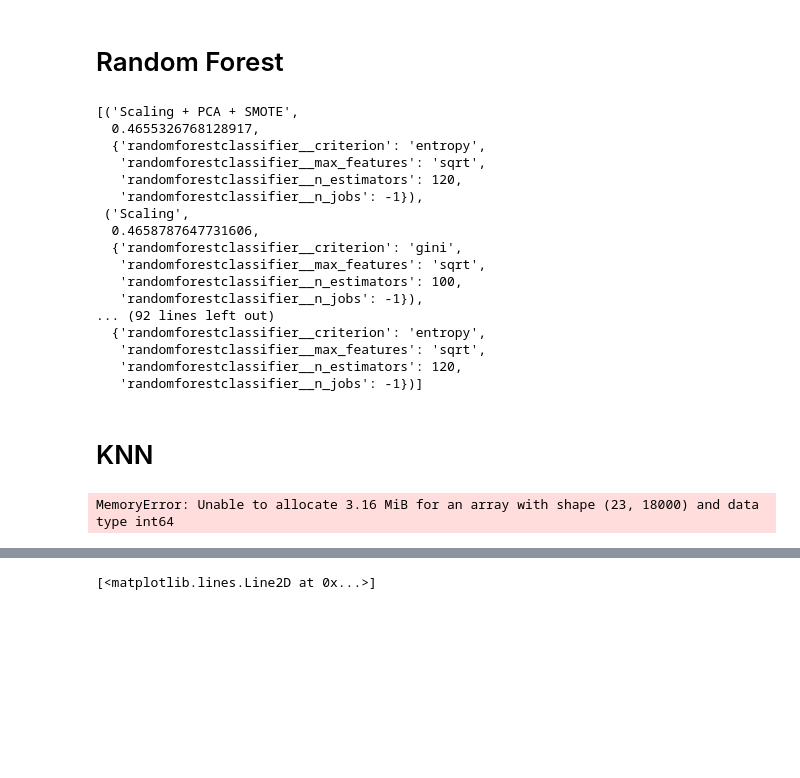
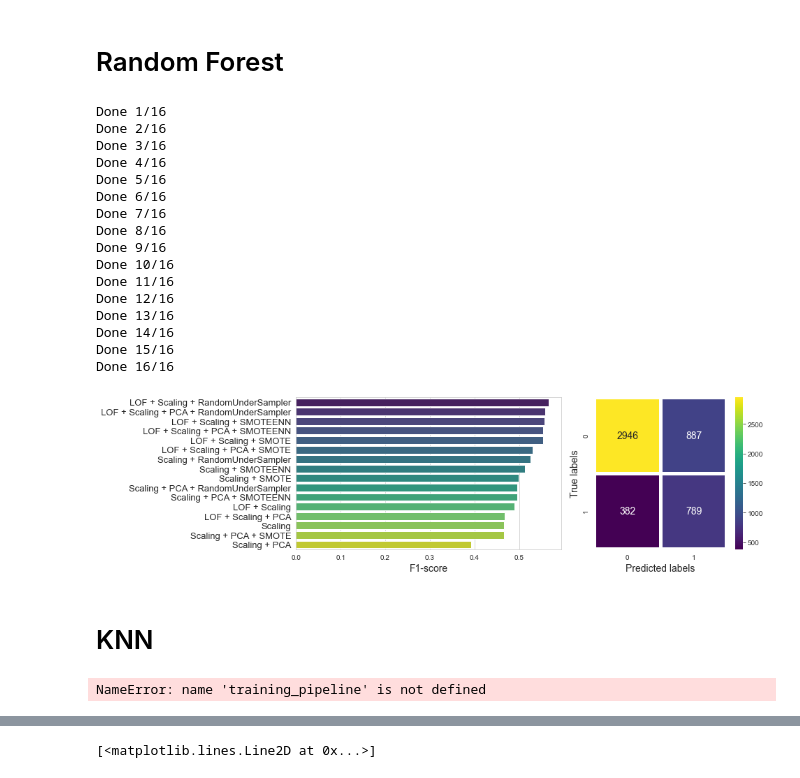
Before and after one commit to francescodisalvo05/credit-card-default, a Jupyter notebook: notebooks/Preprocessing+Models+Charts.ipynb, the cells around one changed output, grey strips where cells are left out. Saved outputs shown, nothing was run; the diff lists cells and outputs as text; code cells hidden in the pictures; blank space fills up the shorter version.

Commit message:
RF results + summary

```diff
--- a/notebooks/Preprocessing+Models+Charts.ipynb
+++ b/notebooks/Preprocessing+Models+Charts.ipynb
@@ -183,14 +161,12 @@ param_grids = {
     "svc" : {
         "svc__kernel": ['linear', 'rbf', 'poly'],
         "svc__gamma" :['scale', 'auto'],
-        "svc__tol": [1e-2,1e-3,1e-4],
-        "svc__C": [0.5,0.8, 1.0,1.2, 1.5]
+        "svc__C": [0.8, 1.0,1.2]
     },
     "knn" : {
         "kneighborsclassifier__n_neighbors": [10, 50, 75],
         "kneighborsclassifier__weights": ["uniform", "distance"],
-        "kneighborsclassifier__algorithm": ["auto", "ball_tree", "kd_tree", "brute"],
-        "kneighborsclassifier__leaf_size": [20,40,60],
+        "kneighborsclassifier__algorithm": ["auto", "ball_tree", "kd_tree"],
         "kneighborsclassifier__n_jobs": [-1],
     }
 }
@@ -200,4 +176,9 @@ models = {
     "knn" : KNeighborsClassifier(n_neighbors=9),
     "svc" : SVC(),
 }
+models = {
+    "rf" : RandomForestClassifier(random_state=random_state),
+    "knn" : KNeighborsClassifier(n_neighbors=9),
+    "svc" : SVC(),
+}
 # %%
@@ -335,6 +293,8 @@ scaling = [True]
 outliers_options = [None, "lof"]
 resampling_options = [None, under_s, over_s, smoteenn]
 
+tests = []
+
 for o in outliers_options:
     for s in scaling:
         for p in pca_options:
@@ -342,41 +302,33 @@ for o in outliers_options:
                 tests.append([o,s,p,r])
 
 # outliers_option, scaling, pca, resampling = curr_test
-results_rf = training_pipeline(df, tests, models["rf"], param_grids["rf"])
+results_rf, y_pred_rf, y_test_rf = training_pipeline(df, tests, models["rf"], param_grids["rf"])
+# %% [output]
+Done 1/16
+Done 2/16
+Done 3/16
+Done 4/16
+Done 5/16
+Done 6/16
+Done 7/16
+Done 8/16
+Done 9/16
+Done 10/16
+Done 11/16
+Done 12/16
+Done 13/16
+Done 14/16
+Done 15/16
+Done 16/16
-# %%
-results_rf
-# %% [output]
-[('Scaling + PCA + SMOTE',
-  0.4655326768128917,
-  {'randomforestclassifier__criterion': 'entropy',
-   'randomforestclassifier__max_features': 'sqrt',
-   'randomforestclassifier__n_estimators': 120,
-   'randomforestclassifier__n_jobs': -1}),
- ('Scaling',
-  0.4658787647731606,
-  {'randomforestclassifier__criterion': 'gini',
-   'randomforestclassifier__max_features': 'sqrt',
-   'randomforestclassifier__n_estimators': 100,
-   'randomforestclassifier__n_jobs': -1}),
-... (92 lines left out)
-  {'randomforestclassifier__criterion': 'entropy',
-   'randomforestclassifier__max_features': 'sqrt',
-   'randomforestclassifier__n_estimators': 120,
-   'randomforestclassifier__n_jobs': -1})]
-# %%
-def plot_summary(result):
-
-    plot_x = []
-    plot_y = []
-
-    for r in result:
-        plot_x.append(r[1])
-        plot_y.append(r[0])
-
-    sns.barplot(plot_x,plot_y)
+# %%
+plt_rf = plot_summary(results_rf,y_pred_rf, y_test_rf)
+plt_rf.savefig('../images/18-rf_results.svg')
+plt_rf.show()
+# %% [output]
+[figure, added]
 # %% [markdown]
 # KNN
 # %%
-results_knn = training_pipeline(df, tests, models["knn"], param_grids["knn"])
+results_knn, best_estimator_knn = training_pipeline(df, tests, models["knn"], param_grids["knn"])
 # %% [output]
-MemoryError: Unable to allocate 3.16 MiB for an array with shape (23, 18000) and data type int64
+NameError: name 'training_pipeline' is not defined
```
Also changed, not shown: parts of 8 cells of this notebook.
